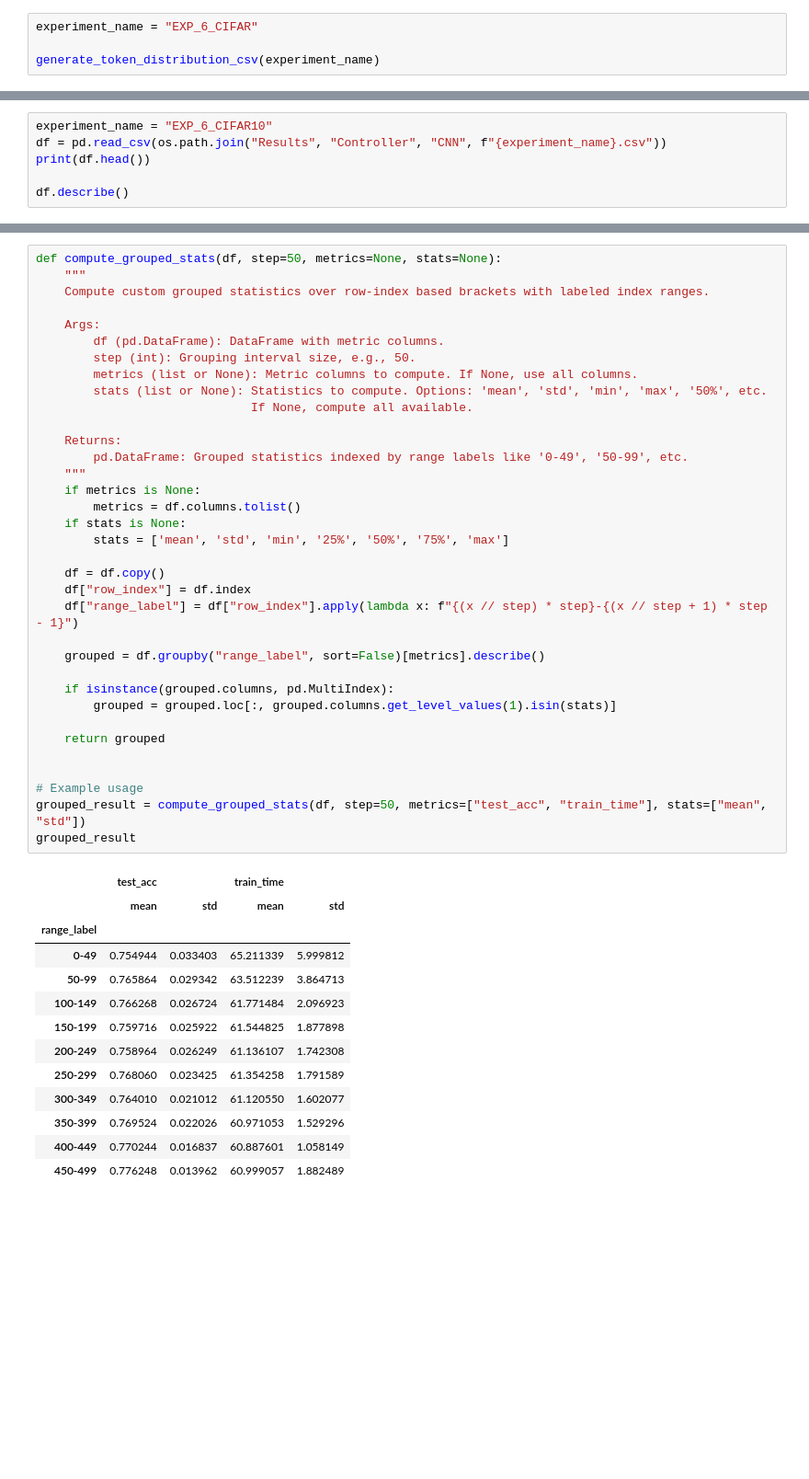
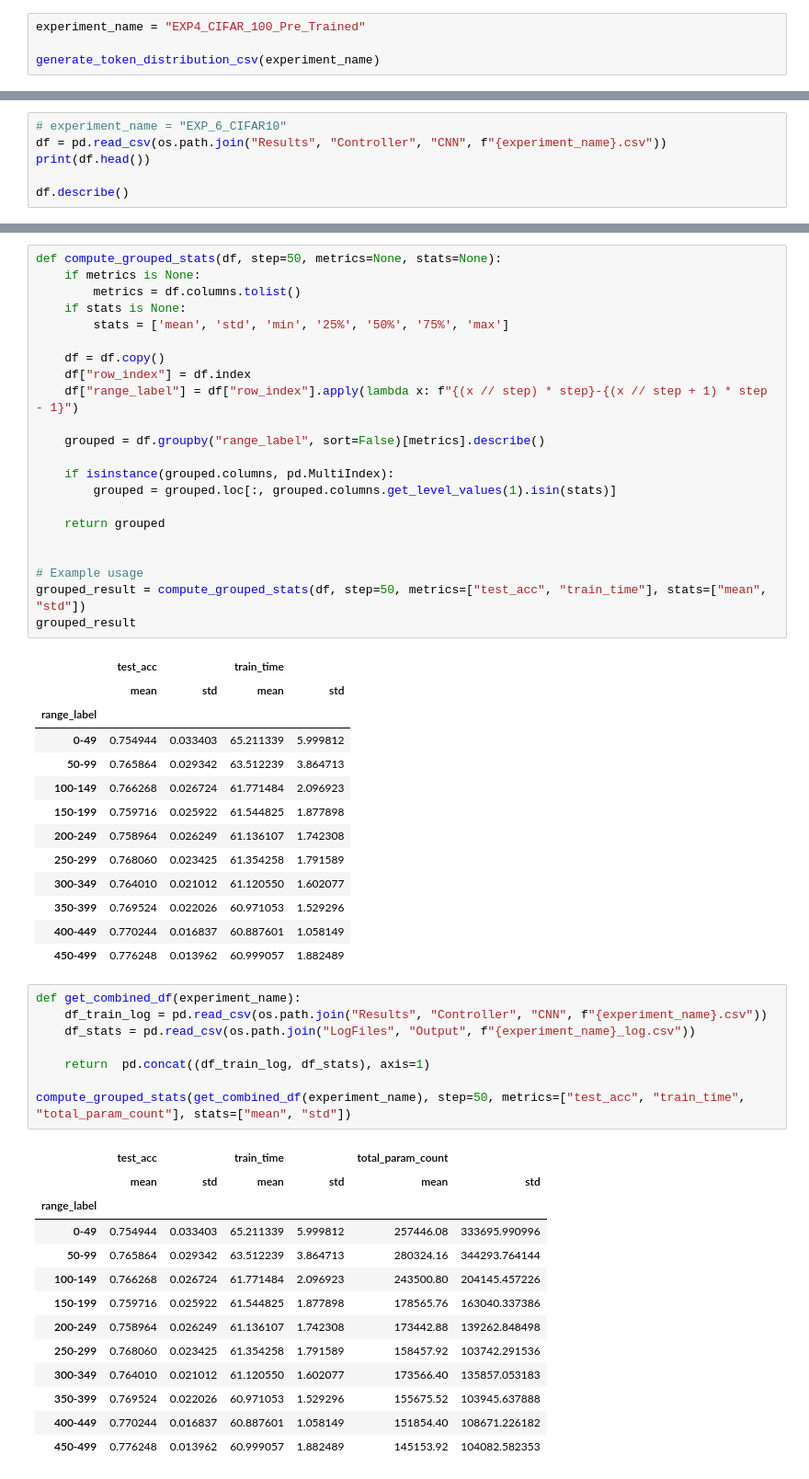
Before and after one commit to rahul0299/neural-arch-search-cs5242, a Jupyter notebook: analysis.ipynb, the cells around one changed output, grey strips where cells are left out. Shown: that part at 92% size. Cells and saved outputs as stored; diff of their text form; blank space fills up the shorter version.

```diff
--- a/analysis.ipynb
+++ b/analysis.ipynb
@@ -101,7 +101,7 @@ def generate_token_distribution_csv(experiment_name):
 
     lm.parse_training_log(log_file_path, log_output_path)
 # %%
-experiment_name = "EXP_6_CIFAR"
+experiment_name = "EXP4_CIFAR_100_Pre_Trained"
 
 generate_token_distribution_csv(experiment_name)
 # %% [output]
@@ -120,7 +120,7 @@ plot_token_distribution(df, include_layer1=True, use_sns=True, sns_palette="rain
 [figure]
 [figure]
 # %%
-experiment_name = "EXP_6_CIFAR10"
+# experiment_name = "EXP_6_CIFAR10"
 df = pd.read_csv(os.path.join("Results", "Controller", "CNN", f"{experiment_name}.csv"))
 print(df.head())
 
@@ -150,19 +150,6 @@ df.describe()
 | max | 1.097841 | 1.035432 | 0.815100 | 94.129953 | 0.769014 | 0.815100 | 0.117871 |
 # %%
 def compute_grouped_stats(df, step=50, metrics=None, stats=None):
-    """
-    Compute custom grouped statistics over row-index based brackets with labeled index ranges.
-
-    Args:
-        df (pd.DataFrame): DataFrame with metric columns.
-        step (int): Grouping interval size, e.g., 50.
-        metrics (list or None): Metric columns to compute. If None, use all columns.
-        stats (list or None): Statistics to compute. Options: 'mean', 'std', 'min', 'max', '50%', etc.
-                              If None, compute all available.
-
-    Returns:
-        pd.DataFrame: Grouped statistics indexed by range labels like '0-49', '50-99', etc.
-    """
     if metrics is None:
         metrics = df.columns.tolist()
     if stats is None:
@@ -197,3 +184,25 @@ grouped_result
 | 350-399 | 0.769524 | 0.022026 | 60.971053 | 1.529296 |
 | 400-449 | 0.770244 | 0.016837 | 60.887601 | 1.058149 |
 | 450-499 | 0.776248 | 0.013962 | 60.999057 | 1.882489 |
+# %%
+def get_combined_df(experiment_name):
+    df_train_log = pd.read_csv(os.path.join("Results", "Controller", "CNN", f"{experiment_name}.csv"))
+    df_stats = pd.read_csv(os.path.join("LogFiles", "Output", f"{experiment_name}_log.csv"))
+
+    return  pd.concat((df_train_log, df_stats), axis=1)
+
+compute_grouped_stats(get_combined_df(experiment_name), step=50, metrics=["test_acc", "train_time", "total_param_count"], stats=["mean", "std"])
+# %% [output]
+|  | test_acc |  | train_time |  | total_param_count |  |
+|  | mean | std | mean | std | mean | std |
+| range_label |  |  |  |  |  |  |
+| 0-49 | 0.754944 | 0.033403 | 65.211339 | 5.999812 | 257446.08 | 333695.990996 |
+| 50-99 | 0.765864 | 0.029342 | 63.512239 | 3.864713 | 280324.16 | 344293.764144 |
+| 100-149 | 0.766268 | 0.026724 | 61.771484 | 2.096923 | 243500.80 | 204145.457226 |
+| 150-199 | 0.759716 | 0.025922 | 61.544825 | 1.877898 | 178565.76 | 163040.337386 |
+| 200-249 | 0.758964 | 0.026249 | 61.136107 | 1.742308 | 173442.88 | 139262.848498 |
+| 250-299 | 0.768060 | 0.023425 | 61.354258 | 1.791589 | 158457.92 | 103742.291536 |
+| 300-349 | 0.764010 | 0.021012 | 61.120550 | 1.602077 | 173566.40 | 135857.053183 |
+| 350-399 | 0.769524 | 0.022026 | 60.971053 | 1.529296 | 155675.52 | 103945.637888 |
+| 400-449 | 0.770244 | 0.016837 | 60.887601 | 1.058149 | 151854.40 | 108671.226182 |
+| 450-499 | 0.776248 | 0.013962 | 60.999057 | 1.882489 | 145153.92 | 104082.582353 |
```
Also changed, not shown: parts of 5 cells of this notebook, 8 other files.
